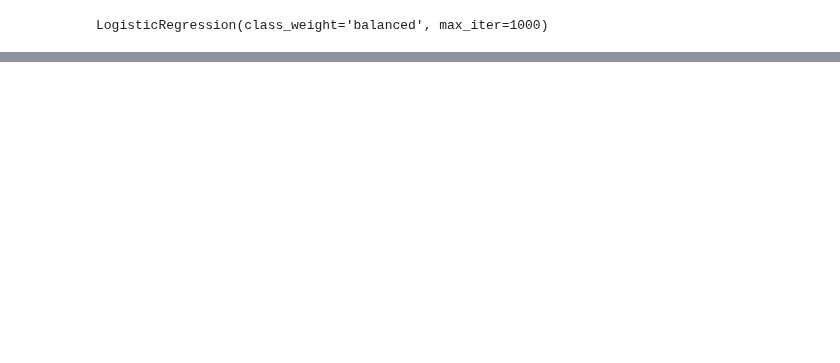
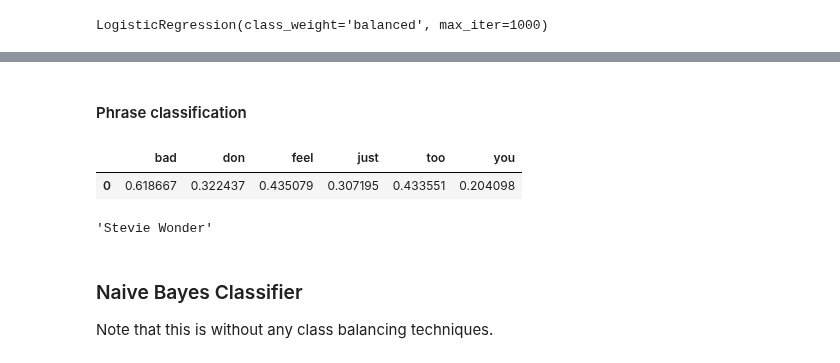
Before and after one commit to raphaelw/data-science-bootcamp, a Jupyter notebook: 04_week/project/nlp_lyrics_classification.ipynb, the cells around one changed output, grey strips where cells are left out. Cells and saved outputs as stored; diff of their text form; code cells hidden in the pictures; blank space fills up the shorter version.

```diff
--- a/04_week/project/nlp_lyrics_classification.ipynb
+++ b/04_week/project/nlp_lyrics_classification.ipynb
@@ -137,0 +150,19 @@ Stevie Wonder       0.76      0.75      0.76        89
+# %% [markdown]
+#### Phrase classification
+# %%
+test_phrase_stevie = "Just don't you feel too bad" # Stevie Wonder (Don't You Worry 'bout a Thing)
+v_phrase_stevie = vectorizer.transform([test_phrase_stevie])
+# %%
+df_phrase = pd.DataFrame(data=v_phrase_stevie.todense(), columns=vectorizer.get_feature_names())
+df_phrase.loc[:, df_phrase.gt(0).all()] # show only columns with values greater than
+# %% [output]
+|  | bad | don | feel | just | too | you |
+| 0 | 0.618667 | 0.322437 | 0.435079 | 0.307195 | 0.433551 | 0.204098 |
+# %%
+m_logreg.predict(v_phrase_stevie)[0]
+# %% [output]
+'Stevie Wonder'
+# %% [markdown]
+### Naive Bayes Classifier
+
+Note that this is without any class balancing techniques.
```
Also changed, not shown: parts of 19 cells of this notebook.
